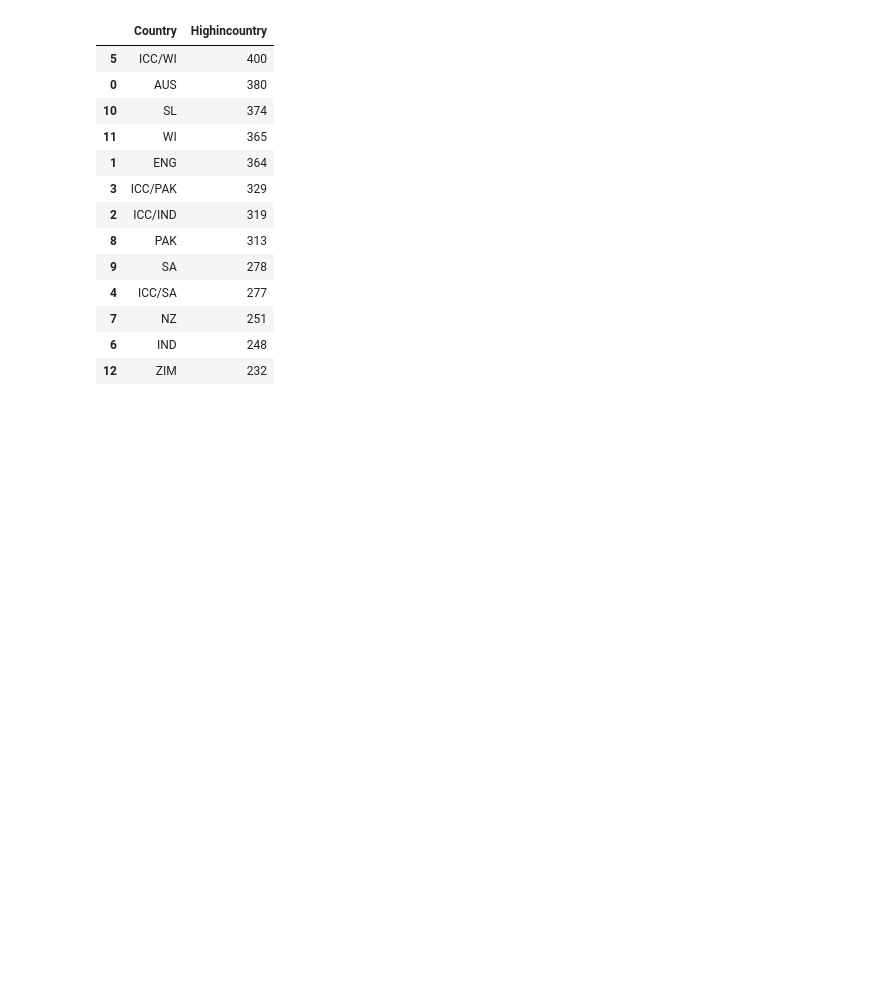
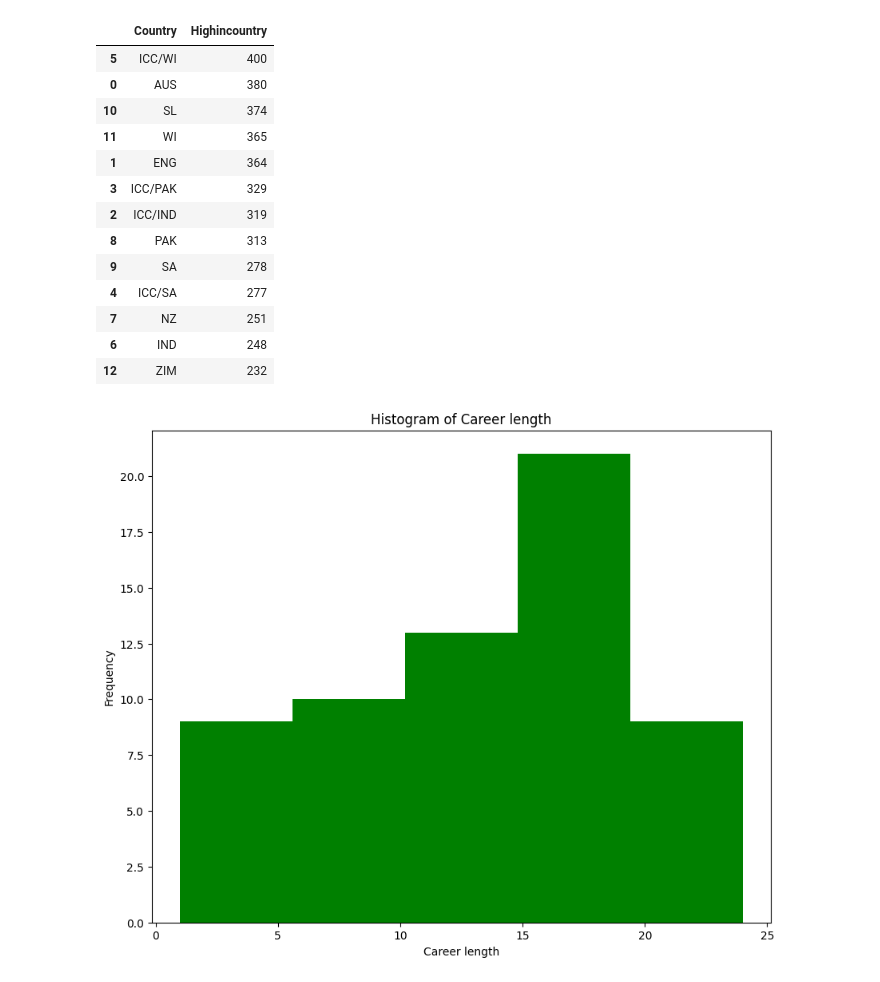
Before and after one commit to alivaezii/Real-World-Data-Cleaning-in-Python-Pandas, a Jupyter notebook: Cleaning_Data_Pandas.ipynb, the cells around one changed output. Drawn from its saved outputs; the diff is of its cells as text; code cells hidden in the pictures; blank space fills up the shorter version.

Commit message:
Hist

```diff
--- a/Cleaning_Data_Pandas.ipynb
+++ b/Cleaning_Data_Pandas.ipynb
@@ -486,3 +486,21 @@ df.groupby('Country')['Highest_Inns_Score'].max().to_frame('Highincountry').rese
 | 7 | NZ | 251 |
 | 6 | IND | 248 |
 | 12 | ZIM | 232 |
+# %%
+import matplotlib.pyplot as plt
+
+# Create a figure with a specific size
+plt.figure(figsize=(10, 8))
+
+# Plot a histogram of 'Career_year'
+plt.hist(df['Career_length'], color='green', bins=5)  # You can adjust the number of bins
+
+# Add labels and title for clarity
+plt.xlabel('Career length')
+plt.ylabel('Frequency')
+plt.title('Histogram of Career length')
+
+# Show the plot
+plt.show()
+# %% [output]
+[figure, added]
```
